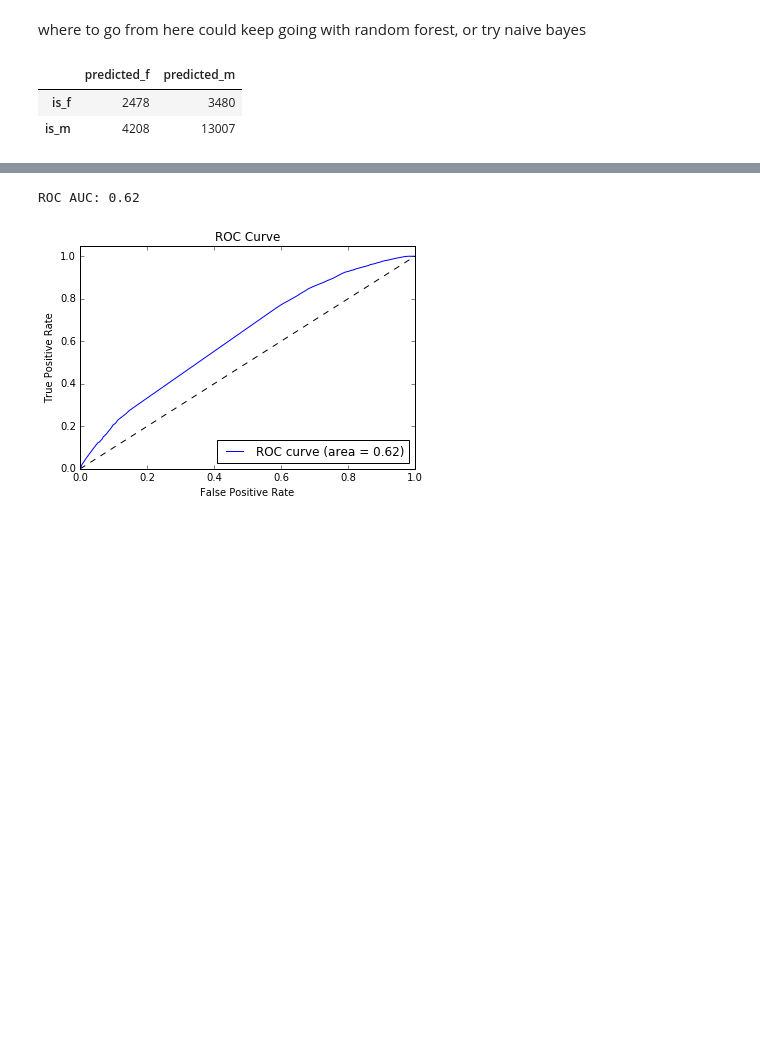
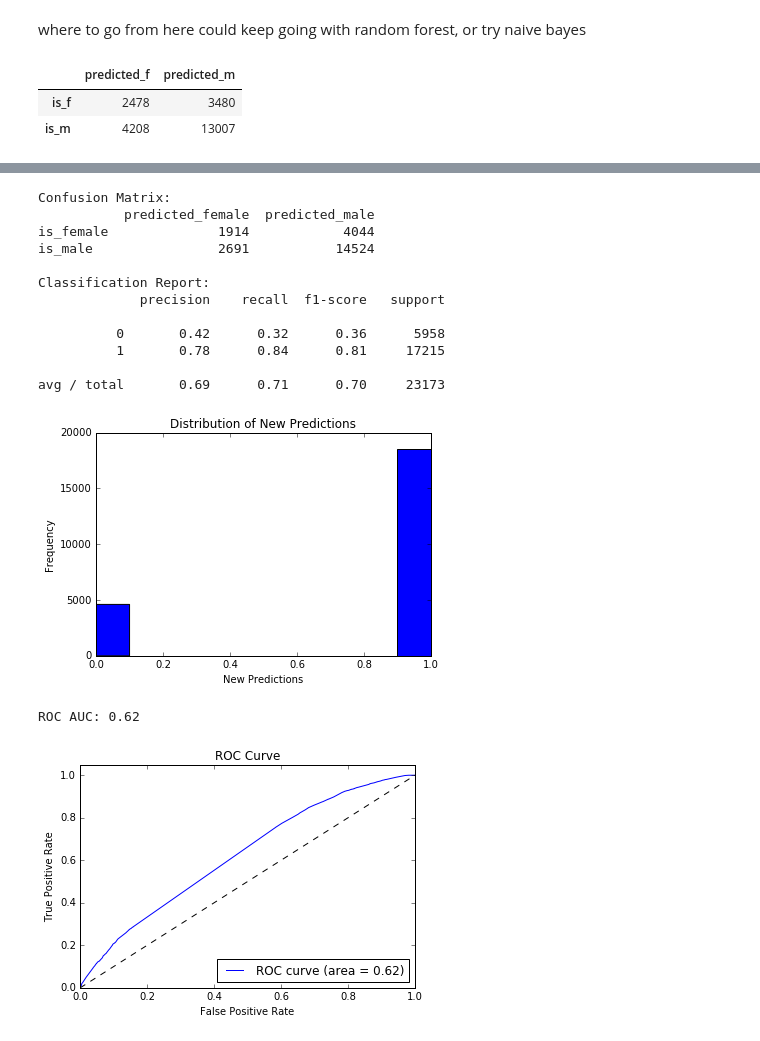
Before and after one commit to jillianhade/capstone_project, a Jupyter notebook: simpson_csv_preprocessing.ipynb, the cells around one changed output, grey strips where cells are left out. Saved outputs shown, nothing was run; the diff lists cells and outputs as text; code cells hidden in the pictures; blank space fills up the shorter version.

```diff
--- a/simpson_csv_preprocessing.ipynb
+++ b/simpson_csv_preprocessing.ipynb
@@ -241,3 +312,19 @@ Looks like my model overly predicts male characters...
+# %%
+tune_predictions(rf,x_test,y_test,.74)
+# %% [output]
+Confusion Matrix:
+           predicted_female  predicted_male
+is_female              1914            4044
+is_male                2691           14524
+
+Classification Report:
+             precision    recall  f1-score   support
+
+          0       0.42      0.32      0.36      5958
+          1       0.78      0.84      0.81     17215
+
+avg / total       0.69      0.71      0.70     23173
+[figure, added]
 # %%
 # try an ROC curve
 
```
Also changed, not shown: parts of 18 cells of this notebook.
